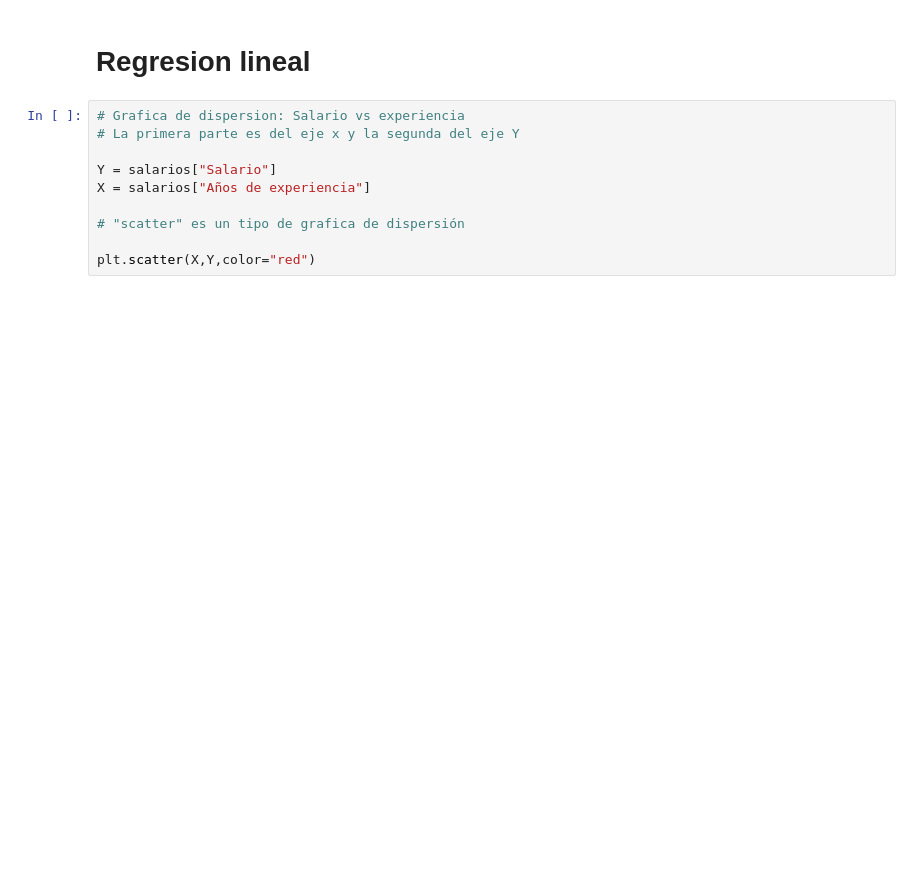
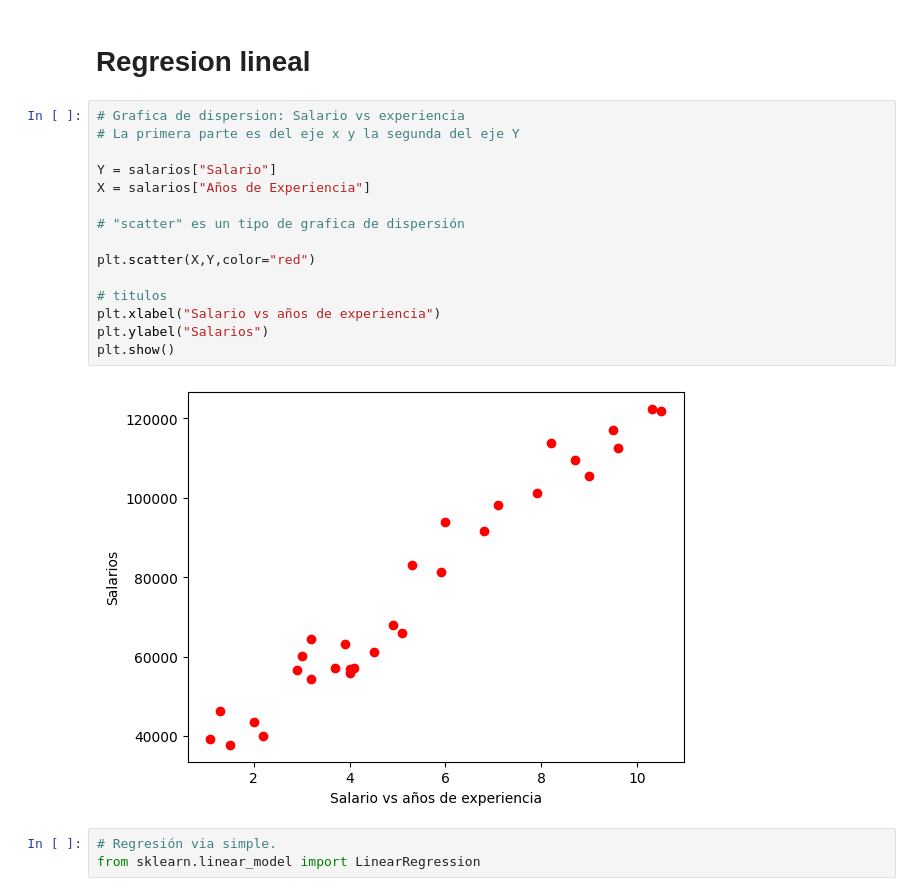
Before and after one commit to jcariasren/DiplomadoGADIA, a Jupyter notebook: Librerias.ipynb, the cells around one changed output. Saved outputs shown, nothing was run; the diff lists cells and outputs as text; blank space fills up the shorter version.

```diff
--- a/Librerias.ipynb
+++ b/Librerias.ipynb
@@ -45,10 +55,20 @@ salarios["Salario"].sum()
 # %%
 # Grafica de dispersion: Salario vs experiencia
 # La primera parte es del eje x y la segunda del eje Y
 
 Y = salarios["Salario"]
-X = salarios["Años de experiencia"]
+X = salarios["Años de Experiencia"]
 
 # "scatter" es un tipo de grafica de dispersión
 
 plt.scatter(X,Y,color="red")
+
+# titulos
+plt.xlabel("Salario vs años de experiencia")
+plt.ylabel("Salarios")
+plt.show()
+# %% [output]
+[figure, added]
+# %%
+# Regresión via simple.
+from sklearn.linear_model import LinearRegression
```
Also changed, not shown: parts of 2 cells of this notebook.
